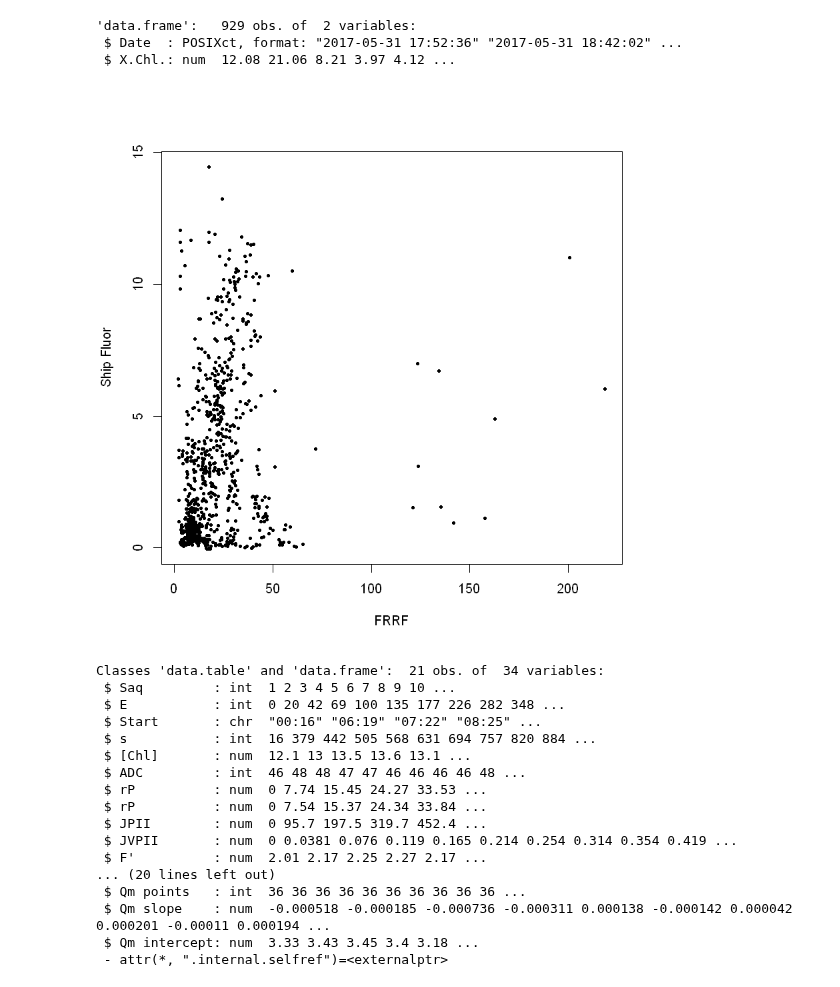
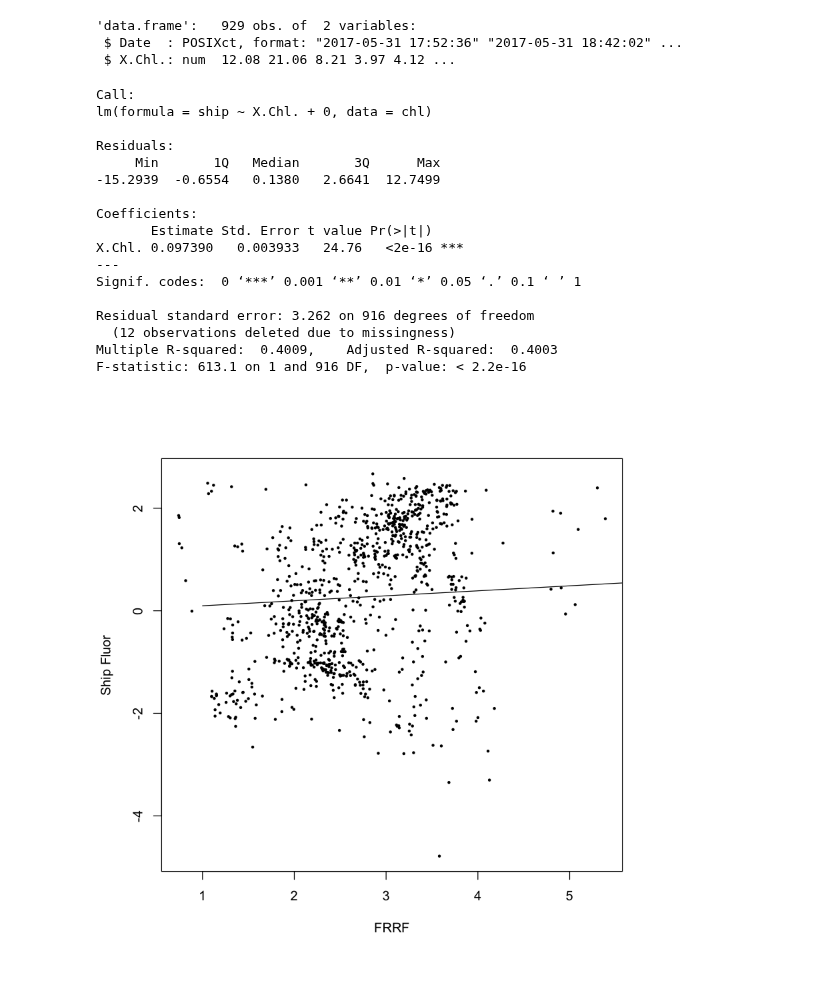
Before and after one commit to tbrycekelly/MIMS-TBK, a Jupyter notebook: Generate Input- FRRF.ipynb, the cells around one changed output. Saved outputs shown, nothing was run; the diff lists cells and outputs as text; code cells hidden in the pictures.

```diff
--- a/Generate Input- FRRF.ipynb
+++ b/Generate Input- FRRF.ipynb
@@ -81,9 +81,9 @@ get.chl = function() {
     chl
 }
 # %%
-
+options(warn=-1)
 chl = get.chl()
-chl$Date = as.POSIXct(chl$Date, origin = '1970-01-01 00:00:00', tz = 'UTC')
+chl$Date = as.POSIXct(chl$Date, origin = '1970-01-01 00:00:00', tz = 'PDT')
 str(chl)
 # %% [output]
 'data.frame':   929 obs. of  2 variables:
@@ -95,30 +95,30 @@ for (i in 1:nrow(chl)) {
     chl$ship[i] = median(ship.data$FL[which(as.numeric(difftime(chl$Date[i], ship.data$DT, units = 'mins'))^2 < 15^2)], na.rm = TRUE)
 }
 # %%
-options(warn=-1)
-
 #plot(ship.data$DT, ship.data$FL, pch=20, cex=0.1, ylim=c(0,100), yaxs='i')
 #points(chl$Date, chl$X.Chl., pch=15, col='dark green', cex=0.3)
-plot(chl$X.Chl., chl$ship, pch=16, cex=0.5, ylab='Ship Fluor', xlab='FRRF')
+plot(log(chl$X.Chl.), log(chl$ship), pch=16, cex=0.5, ylab='Ship Fluor', xlab='FRRF')
+
+lm.chl = lm(ship ~ X.Chl. + 0, data = chl)
+lines(c(1:100), predict(lm.chl, newdata = data.frame(X.Chl. = c(1:100))))
+
+summary(lm.chl)
 # %% [output]
+Call:
+lm(formula = ship ~ X.Chl. + 0, data = chl)
+
+Residuals:
+     Min       1Q   Median       3Q      Max
+-15.2939  -0.6554   0.1380   2.6641  12.7499
+
+Coefficients:
+       Estimate Std. Error t value Pr(>|t|)
+X.Chl. 0.097390   0.003933   24.76   <2e-16 ***
+---
+Signif. codes:  0 ‘***’ 0.001 ‘**’ 0.01 ‘*’ 0.05 ‘.’ 0.1 ‘ ’ 1
+
+Residual standard error: 3.262 on 916 degrees of freedom
+  (12 observations deleted due to missingness)
+Multiple R-squared:  0.4009,    Adjusted R-squared:  0.4003
+F-statistic: 613.1 on 1 and 916 DF,  p-value: < 2.2e-16
-[figure, old version]
+[figure, new version]
-# %%
-str(data$A)
-# %% [output]
-Classes 'data.table' and 'data.frame':  21 obs. of  34 variables:
- $ Saq         : int  1 2 3 4 5 6 7 8 9 10 ...
- $ E           : int  0 20 42 69 100 135 177 226 282 348 ...
- $ Start       : chr  "00:16" "06:19" "07:22" "08:25" ...
- $ s           : int  16 379 442 505 568 631 694 757 820 884 ...
- $ [Chl]       : num  12.1 13 13.5 13.6 13.1 ...
- $ ADC         : int  46 48 48 47 47 46 46 46 46 48 ...
- $ rP          : num  0 7.74 15.45 24.27 33.53 ...
- $ rP          : num  0 7.54 15.37 24.34 33.84 ...
- $ JPII        : num  0 95.7 197.5 319.7 452.4 ...
- $ JVPII       : num  0 0.0381 0.076 0.119 0.165 0.214 0.254 0.314 0.354 0.419 ...
- $ F'          : num  2.01 2.17 2.25 2.27 2.17 ...
-... (20 lines left out)
- $ Qm points   : int  36 36 36 36 36 36 36 36 36 36 ...
- $ Qm slope    : num  -0.000518 -0.000185 -0.000736 -0.000311 0.000138 -0.000142 0.000042 0.000201 -0.00011 0.000194 ...
- $ Qm intercept: num  3.33 3.43 3.45 3.4 3.18 ...
- - attr(*, ".internal.selfref")=<externalptr>
```
Also changed, not shown: parts of 3 cells of this notebook, 33 other files.
